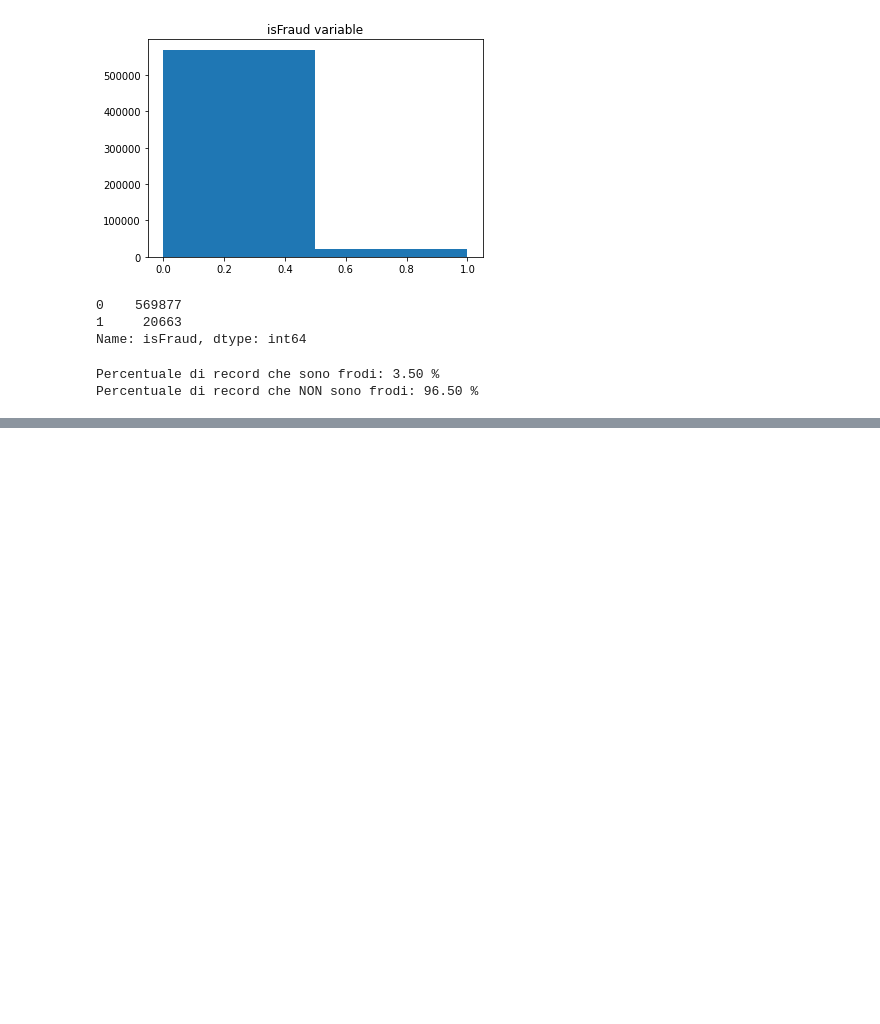
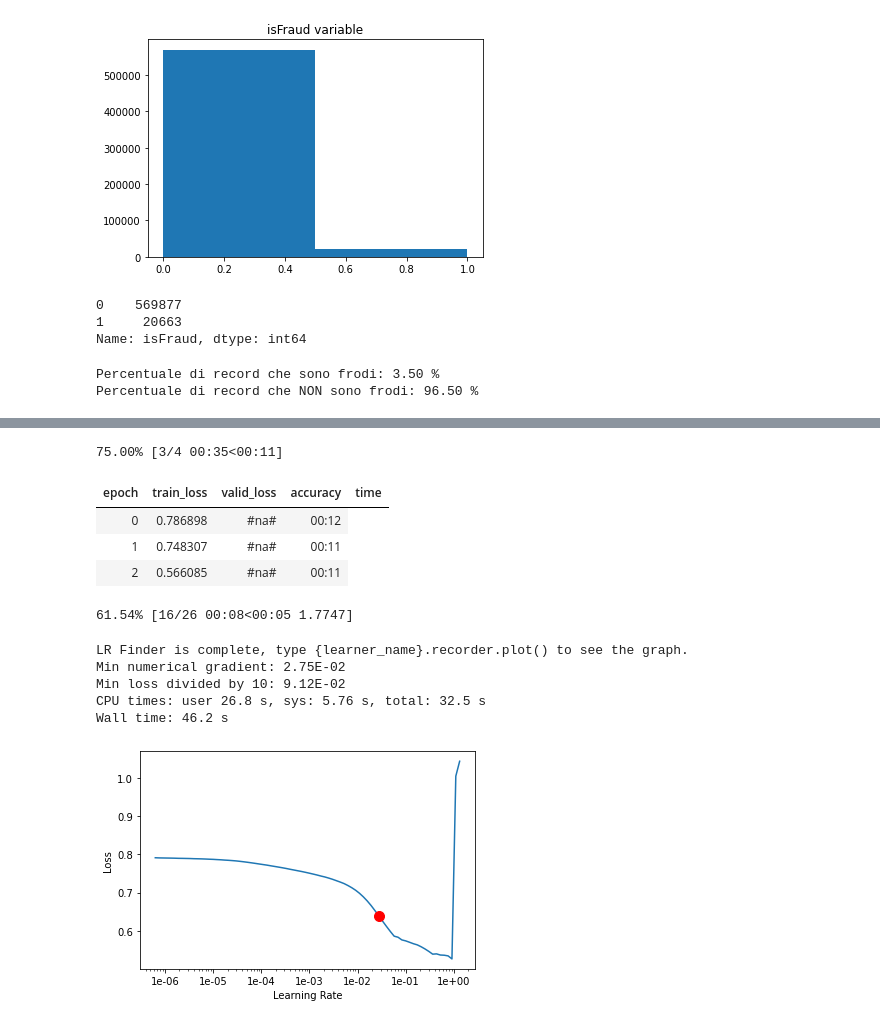
Before and after one commit to fumo88/TVML_notebooks, a Jupyter notebook: IEEE_CIS_Fraud_Detection.ipynb, the cells around one changed output, grey strips where cells are left out. Drawn from its saved outputs; the diff is of its cells as text; code cells hidden in the pictures; blank space fills up the shorter version.

```diff
--- a/IEEE_CIS_Fraud_Detection.ipynb
+++ b/IEEE_CIS_Fraud_Detection.ipynb
@@ -215,2 +360,19 @@ learn.model
+# %%
+%%time
+learn.lr_find()
+learn.recorder.plot(suggestion=True)
+# %% [output]
+75.00% [3/4 00:35<00:11]
+| epoch | train_loss | valid_loss | accuracy | time |
+| 0 | 0.786898 | #na# | 00:12 |
+| 1 | 0.748307 | #na# | 00:11 |
+| 2 | 0.566085 | #na# | 00:11 |
+61.54% [16/26 00:08<00:05 1.7747]
+LR Finder is complete, type {learner_name}.recorder.plot() to see the graph.
+Min numerical gradient: 2.75E-02
+Min loss divided by 10: 9.12E-02
+CPU times: user 26.8 s, sys: 5.76 s, total: 32.5 s
+Wall time: 46.2 s
+[figure, added]
 # %%
 #faccio partire il training
```
Also changed, not shown: parts of 84 cells of this notebook.
